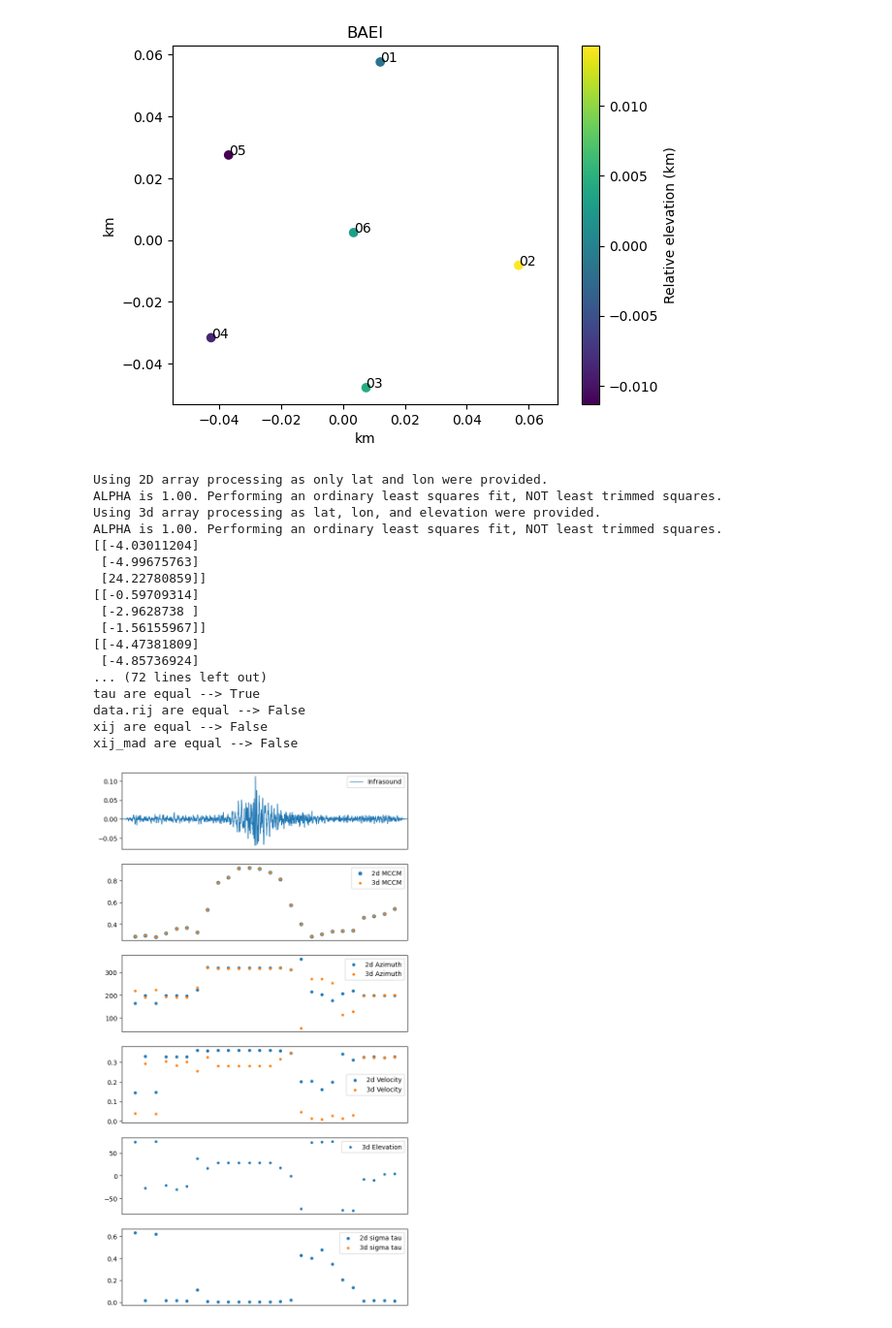
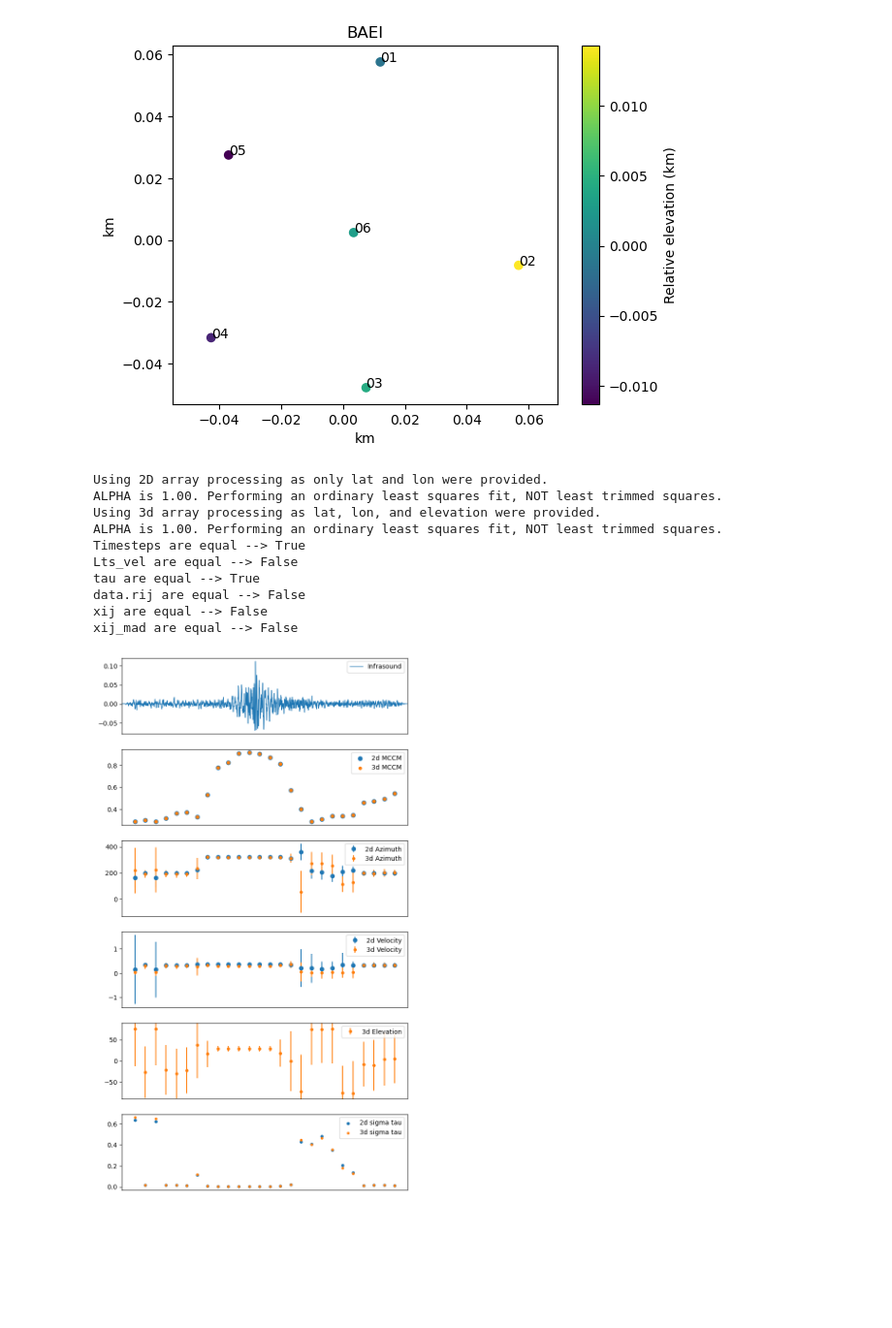
Before and after one commit to csaundersshultz/lts_array, a Jupyter notebook: lts_testing.ipynb, the cells around one changed output. Shown at 97% size. Cells and saved outputs as stored; diff of their text form; code cells hidden in the pictures; blank space fills up the shorter version.

```diff
--- a/lts_testing.ipynb
+++ b/lts_testing.ipynb
@@ -101,47 +101,42 @@ t = ltsva2.t
 
 #data
 axs[0].plot(st[0], lw=1, label='Infrasound')
 axs[0].set_xlim((0,len(st[0])))
 
 #mccm
-axs[1].scatter(t, ltsva2.mdccm, s=25, label='2d MCCM')
-axs[1].scatter(t, ltsva3.mdccm, s=10, label='3d MCCM')
+axs[1].scatter(t, ltsva2.mdccm, s=40, label='2d MCCM')
+axs[1].scatter(t, ltsva3.mdccm, s=20, label='3d MCCM')
 
 #azimuth
-axs[2].scatter(t, ltsva2.lts_baz, s=15, label='2d Azimuth')
-axs[2].scatter(t, ltsva3.lts_baz, s=10, label='3d Azimuth')
+axs[2].errorbar(t, ltsva2.lts_baz, yerr=ltsva2.conf_int_baz, fmt ='o',markersize=6, label='2d Azimuth')
+axs[2].errorbar(t, ltsva3.lts_baz, yerr=ltsva3.conf_int_baz, fmt ='o',markersize=4, label='3d Azimuth')
 
 #Velocity
-axs[3].scatter(t, ltsva2.lts_vel, s=15, label='2d Velocity')
-axs[3].scatter(t, ltsva3.lts_vel, s=10, label='3d Velocity') #should be... lower? than 2d
+axs[3].errorbar(t, ltsva2.lts_vel, yerr=ltsva2.conf_int_vel, fmt ='o',markersize=6, label='2d Velocity')
+axs[3].errorbar(t, ltsva3.lts_vel, yerr=ltsva3.conf_int_vel, fmt ='o',markersize=4, label='3d Velocity')#should be... lower? than 2d
 
 #Elevation
-axs[4].scatter(t, ltsva3.lts_elev, s=10, label='3d Elevation')
+#axs[4].scatter(t, ltsva3.lts_elev, s=10, label='3d Elevation')
+axs[4].errorbar(t, ltsva3.lts_elev, yerr=ltsva3.conf_int_elev, fmt ='o',markersize=4, label='3d Elevation', c=plt.get_cmap("tab10")(1))
+axs[4].set_ylim((-90,90))
 
 #sigma tau
 axs[5].scatter(t, ltsva2.sigma_tau, s=15, label='2d sigma tau')
 axs[5].scatter(t, ltsva3.sigma_tau, s=10, label='3d sigma tau')
 
 
 for ax in axs:
     ax.legend()
     ax.set_xticks(())
 # %% [output]
 Using 2D array processing as only lat and lon were provided.
 ALPHA is 1.00. Performing an ordinary least squares fit, NOT least trimmed squares.
 Using 3d array processing as lat, lon, and elevation were provided.
 ALPHA is 1.00. Performing an ordinary least squares fit, NOT least trimmed squares.
-[[-4.03011204]
- [-4.99675763]
- [24.22780859]]
-[[-0.59709314]
- [-2.9628738 ]
- [-1.56155967]]
-[[-4.47381809]
- [-4.85736924]
-... (72 lines left out)
+Timesteps are equal --> True
+Lts_vel are equal --> False
 tau are equal --> True
 data.rij are equal --> False
 xij are equal --> False
 xij_mad are equal --> False
-[figure, old version]
+[figure, new version]
```
Also changed, not shown: parts of 4 cells of this notebook, 2 other files.
